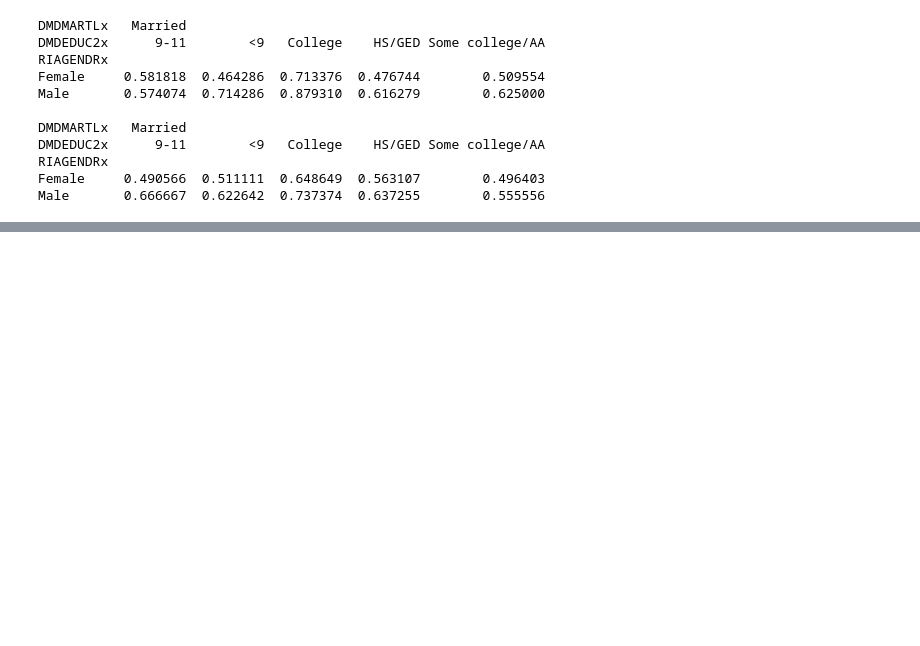
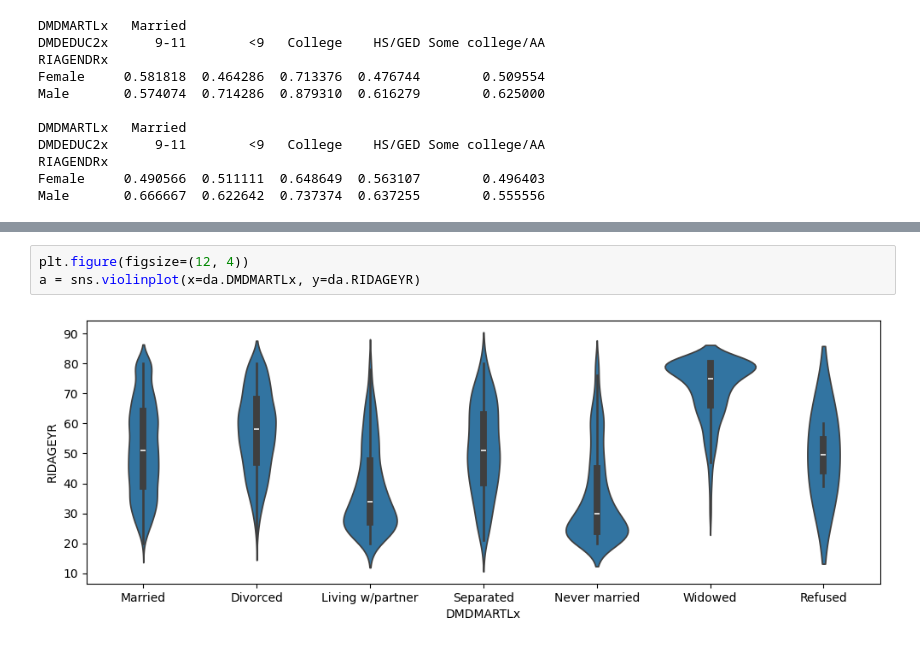
Before and after one commit to gentlemanpe/Statistics-with-Python, a Jupyter notebook: 09-Case-study-multivariate-data-NHANES-data.ipynb, the cells around one changed output, grey strips where cells are left out. Drawn from its saved outputs; the diff is of its cells as text; blank space fills up the shorter version.

```diff
--- a/09-Case-study-multivariate-data-NHANES-data.ipynb
+++ b/09-Case-study-multivariate-data-NHANES-data.ipynb
@@ -182,0 +196,5 @@ Male       0.666667  0.622642  0.737374  0.637255        0.555556
+# %%
+plt.figure(figsize=(12, 4))
+a = sns.violinplot(x=da.DMDMARTLx, y=da.RIDAGEYR)
+# %% [output]
+[figure, added]
```
Also changed, not shown: parts of 3 cells of this notebook, 1 other file.
